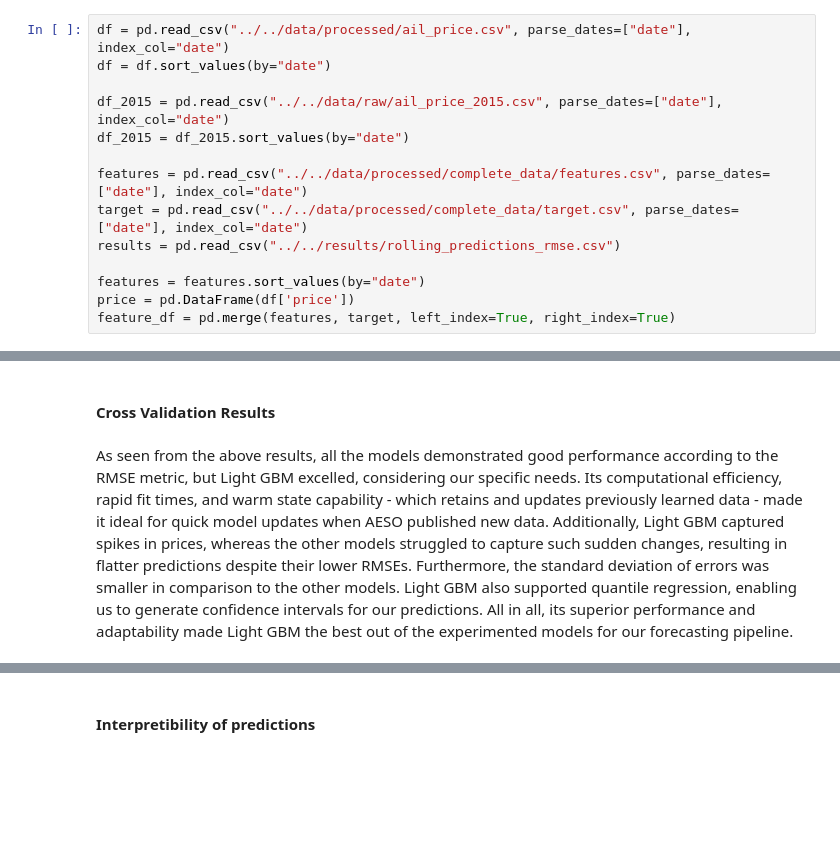
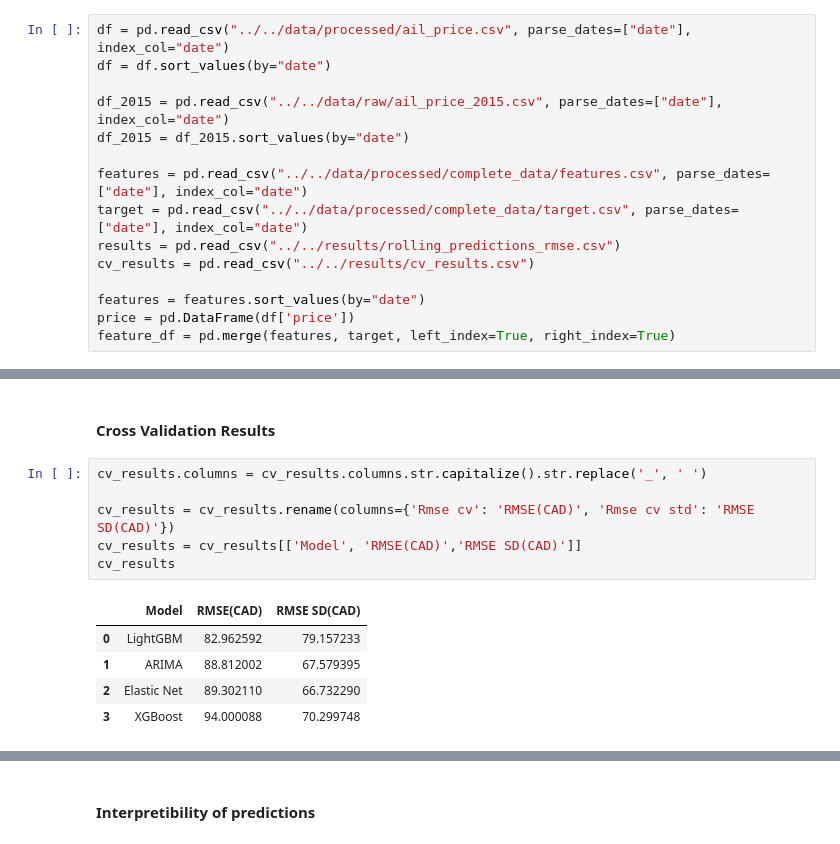
Before and after one commit to slalom-ubc-mds/Power-Price-Prediction, a Jupyter notebook: notebooks/jupyter_book_reports/_build/html/_sources/final_report.ipynb, the cells around one changed output, grey strips where cells are left out. Drawn from its saved outputs; the diff is of its cells as text; blank space fills up the shorter version.

```diff
--- a/notebooks/jupyter_book_reports/_build/html/_sources/final_report.ipynb
+++ b/notebooks/jupyter_book_reports/_build/html/_sources/final_report.ipynb
@@ -23,6 +23,7 @@ df_2015 = df_2015.sort_values(by="date")
 features = pd.read_csv("../../data/processed/complete_data/features.csv", parse_dates=["date"], index_col="date")
 target = pd.read_csv("../../data/processed/complete_data/target.csv", parse_dates=["date"], index_col="date")
 results = pd.read_csv("../../results/rolling_predictions_rmse.csv")
+cv_results = pd.read_csv("../../results/cv_results.csv")
 
 features = features.sort_values(by="date")
 price = pd.DataFrame(df['price'])
@@ -562,5 +563,15 @@ Our training data spanned from January 1st, 2021, to January 31st, 2023. To capt
  Our initial choice for modeling was Elastic Net CV, a linear regression model that effectively handles multicollinearity and supports feature selection. Given our emphasis on interpretability, a linear model was a suitable option as it offers a straightforward interpretation of coefficients and relationships between variables. In addition to Elastic Net CV, we also considered XGBoost and Light GBM which are powerful gradient-boosting algorithms that excel in efficiency and have a strong track record in various domains. LightGBM specifically satisfied all our requirements, including accuracy, scalability, managing multicollinearity, and efficient model fitting. It particularly excelled when loaded on a GPU, enabling faster training times for large datasets. Notably, LightGBM supports warm initialization, enabling rapid model refitting on new data, which was essential for our real-time forecasting scenario.
 # %% [markdown]
 #### Cross Validation Results
-# %% [markdown]
-As seen from the above results, all the models demonstrated good performance according to the RMSE metric, but Light GBM excelled, considering our specific needs. Its computational efficiency, rapid fit times, and warm state capability - which retains and updates previously learned data - made it ideal for quick model updates when AESO published new data. Additionally, Light GBM captured spikes in prices, whereas the other models struggled to capture such sudden changes, resulting in flatter predictions despite their lower RMSEs. Furthermore, the standard deviation of errors was smaller in comparison to the other models. Light GBM also supported quantile regression, enabling us to generate confidence intervals for our predictions. All in all, its superior performance and adaptability made Light GBM the best out of the experimented models for our forecasting pipeline.
+# %%
+cv_results.columns = cv_results.columns.str.capitalize().str.replace('_', ' ')
+
+cv_results = cv_results.rename(columns={'Rmse cv': 'RMSE(CAD)', 'Rmse cv std': 'RMSE SD(CAD)'})
+cv_results = cv_results[['Model', 'RMSE(CAD)','RMSE SD(CAD)']]
+cv_results
+# %% [output]
+|  | Model | RMSE(CAD) | RMSE SD(CAD) |
+| 0 | LightGBM | 82.962592 | 79.157233 |
+| 1 | ARIMA | 88.812002 | 67.579395 |
+| 2 | Elastic Net | 89.302110 | 66.732290 |
+| 3 | XGBoost | 94.000088 | 70.299748 |
```
Also changed, not shown: parts of 6 cells of this notebook, 8 other files.
